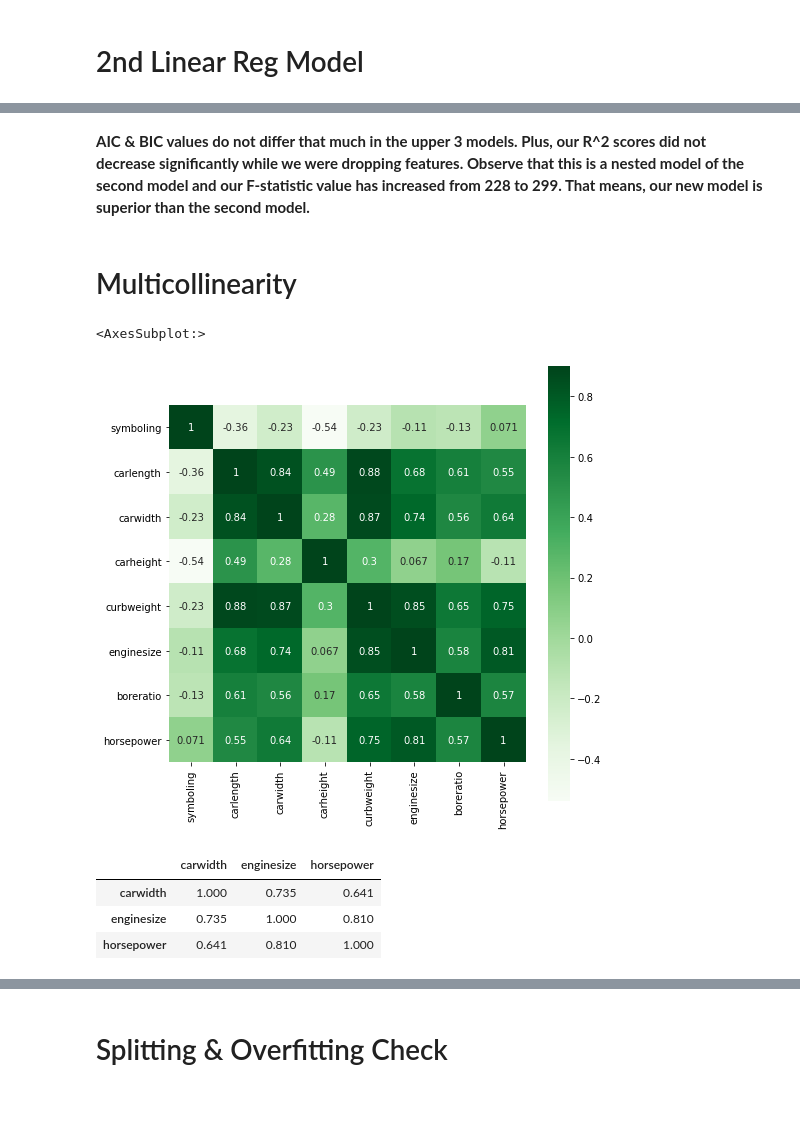
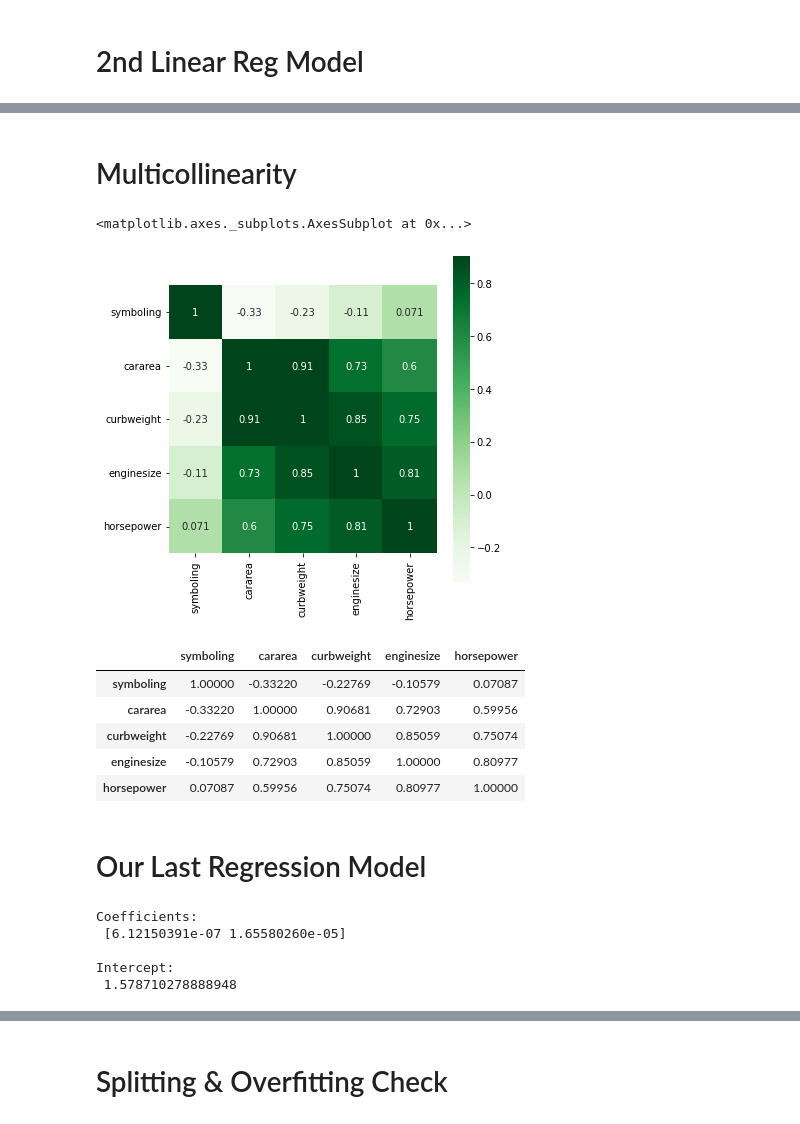
Before and after one commit to serhanoner/data_science_projects, a Jupyter notebook: Car_Price_Prediction_v2.ipynb, the cells around one changed output, grey strips where cells are left out. Saved outputs shown, nothing was run; the diff lists cells and outputs as text; code cells hidden in the pictures.

```diff
--- a/Car_Price_Prediction_v2.ipynb
+++ b/Car_Price_Prediction_v2.ipynb
@@ -217,0 +344,5 @@ This shows that our target variable is **not** normally distributed.
+# %%
+box_cox_price, b = boxcox(car_df['price'])
+car_df['boxcox_price'] = box_cox_price
+
+sns.distplot(box_cox_price, hist=False, kde=True)
@@ -254,3 +444,8 @@ sns.heatmap(corr, vmax=0.9, cmap="Blues", square=True, annot=True)
 # %%
 from sklearn.decomposition import PCA
 from sklearn.preprocessing import StandardScaler
+# %%
+#dropping our target variable from numerical_columns before applying PCA
+numerical_columns_df = numerical_columns_df.drop(columns='price', axis=1)
+numerical_columns_df = numerical_columns_df.drop(columns='boxcox_price', axis=1)
+numerical_columns_df.head()
@@ -449,8 +604,7 @@ plt.show()
 corr_features['enginesize*curbweight'] = corr_features['enginesize'] * corr_features['curbweight']
 corr_features['cararea'] = numerical_columns_df['carwidth'] * numerical_columns_df['carlength']
 corr_features['carvolume'] = numerical_columns_df['carwidth'] * numerical_columns_df['carlength'] * numerical_columns_df['carlength']
-corr_features['price'] = car_df['price']
-corr_features['curbwithoutengine'] = corr_features['curbweight'] / corr_features['enginesize']
+corr_features['boxcox_price'] = car_df['boxcox_price']
 corr_features.corr()
 # %% [output]
 |  | enginesize | curbweight | horsepower | carwidth | carlength | enginesize*curbweight | cararea | carvolume | ... |
@@ -529,3 +679,6 @@ Winsorization on enginesize didnt help us.
+# %%
+numerical_columns_df['winsorized_enginesize'] = corr_features['winsorized_enginesize']
+numerical_columns_df['cararea'] = corr_features['cararea']
 # %% [markdown]
 # Creating the 1st Linear Reg Model
 # %%
@@ -701,25 +803,21 @@ strong multicollinearity or other numerical problems.
-# %% [markdown]
-**AIC & BIC values do not differ that much in the upper 3 models.
-Plus, our R^2 scores did not decrease significantly while we were dropping features.
-Observe that this is a nested model of the second model and our F-statistic value has increased from 228 to 299.
-That means, our new model is superior than the second model.**
 # %% [markdown]
 # Multicollinearity
 # %%
-mc_check = numerical_columns_df[['symboling', 'carlength', 'carwidth', 'carheight',
-                                 'curbweight','enginesize','boreratio','horsepower']]
+mc_check = numerical_columns_df[['symboling', 'cararea', 'curbweight','enginesize','horsepower']]
+
 mc_check.corr()
 
-plt.subplots(figsize=(8,8))
+plt.subplots(figsize=(6,6))
 sns.heatmap(mc_check.corr(), vmax=0.9, cmap="Greens", square=True, annot=True)
 # %% [output]
-<AxesSubplot:>
+<matplotlib.axes._subplots.AxesSubplot at 0x...>
-[figure, old version]
+[figure, new version]
-# %%
-mc_check = numerical_columns_df[['carwidth','enginesize','horsepower']]
-mc_check.corr()
-# %% [output]
-|  | carwidth | enginesize | horsepower |
-| carwidth | 1.000 | 0.735 | 0.641 |
-| enginesize | 0.735 | 1.000 | 0.810 |
-| horsepower | 0.641 | 0.810 | 1.000 |
+# %%
+mc_check.corr()
+# %% [output]
+|  | symboling | cararea | curbweight | enginesize | horsepower |
+| symboling | 1.00000 | -0.33220 | -0.22769 | -0.10579 | 0.07087 |
+| cararea | -0.33220 | 1.00000 | 0.90681 | 0.72903 | 0.59956 |
+| curbweight | -0.22769 | 0.90681 | 1.00000 | 0.85059 | 0.75074 |
+| enginesize | -0.10579 | 0.72903 | 0.85059 | 1.00000 | 0.80977 |
+| horsepower | 0.07087 | 0.59956 | 0.75074 | 0.80977 | 1.00000 |
@@ -725,0 +827,19 @@ mc_check.corr()
+# %% [markdown]
+# Our Last Regression Model
+# %%
+Y = car_df['boxcox_price']
+
+X = numerical_columns_df[['cararea', 'horsepower']]
+
+lrm = linear_model.LinearRegression()
+
+lrm.fit(X, Y)
+
+print('\nCoefficients: \n', lrm.coef_)
+print('\nIntercept: \n', lrm.intercept_)
+# %% [output]
+Coefficients:
+ [6.12150391e-07 1.65580260e-05]
+
+Intercept:
+ 1.578710278888948
```
Also changed, not shown: parts of 249 cells of this notebook.
